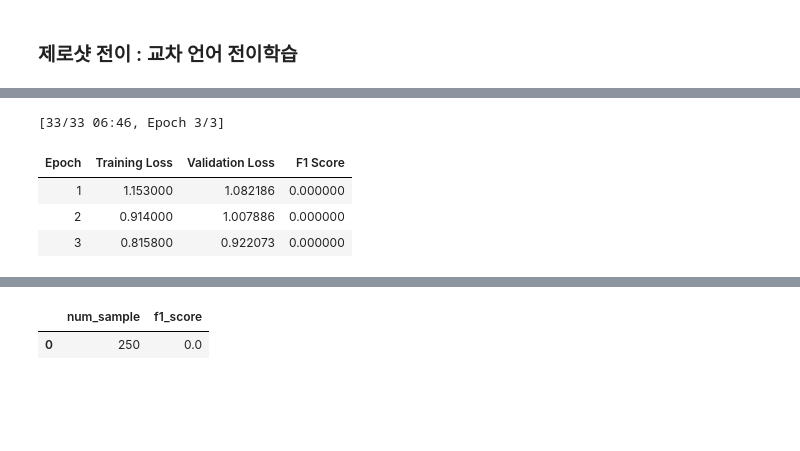
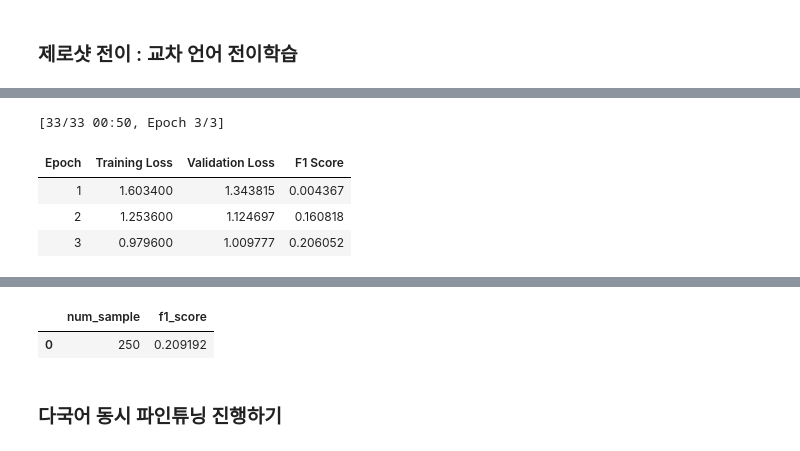
Before and after one commit to tommyjin2894/ai_study_transformer, a Jupyter notebook: 04_NER(다중_언어_개체명_인식).ipynb, the cells around one changed output, grey strips where cells are left out. Saved outputs shown, nothing was run; the diff lists cells and outputs as text; code cells hidden in the pictures; blank space fills up the shorter version.

```diff
--- a/04_NER(다중_언어_개체명_인식).ipynb
+++ b/04_NER(다중_언어_개체명_인식).ipynb
@@ -661,33 +664,36 @@ get_f1_score(trainer ,encoded_ja["validation"])
 # %%
+#영어로 추가 전이 학습
 def train_on_subset(dataset, num_samples):
     train_ds = dataset["train"].shuffle(seed=42).select(range(num_samples))
     valid_ds = dataset["validation"]
     test_ds = dataset["test"]
 
     training_args.logging_steps = len(train_ds) // batch_size
     trainer = Trainer(model_init=model_init,
                       args=training_args,
                       data_collator=data_collator,
                       compute_metrics=compute_metrics,
                       train_dataset=train_ds,
                       eval_dataset=valid_ds)
 
     trainer.train()
     if training_args.push_to_hub:
         trainer.push_to_hub(commit_message = "more_train")
 
     f1_score = get_f1_score(trainer, test_ds)
 
     return pd.DataFrame.from_dict({
         "num_sample" : [len(train_ds)], "f1_score" : [f1_score]})
 
-train_on_subset(encoded_ja, 250)
+train_on_subset(encoded_en, 250)
 # %% [output]
-[33/33 06:46, Epoch 3/3]
+[33/33 00:50, Epoch 3/3]
 | Epoch | Training Loss | Validation Loss | F1 Score |
-| 1 | 1.153000 | 1.082186 | 0.000000 |
-| 2 | 0.914000 | 1.007886 | 0.000000 |
-| 3 | 0.815800 | 0.922073 | 0.000000 |
+| 1 | 1.603400 | 1.343815 | 0.004367 |
+| 2 | 1.253600 | 1.124697 | 0.160818 |
+| 3 | 0.979600 | 1.009777 | 0.206052 |
 [interactive output not drawn]
 |  | num_sample | f1_score |
-| 0 | 250 | 0.0 |
+| 0 | 250 | 0.209192 |
+# %% [markdown]
+### 다국어 동시 파인튜닝 진행하기
```
Also changed, not shown: parts of 11 cells of this notebook, 3 other files.
